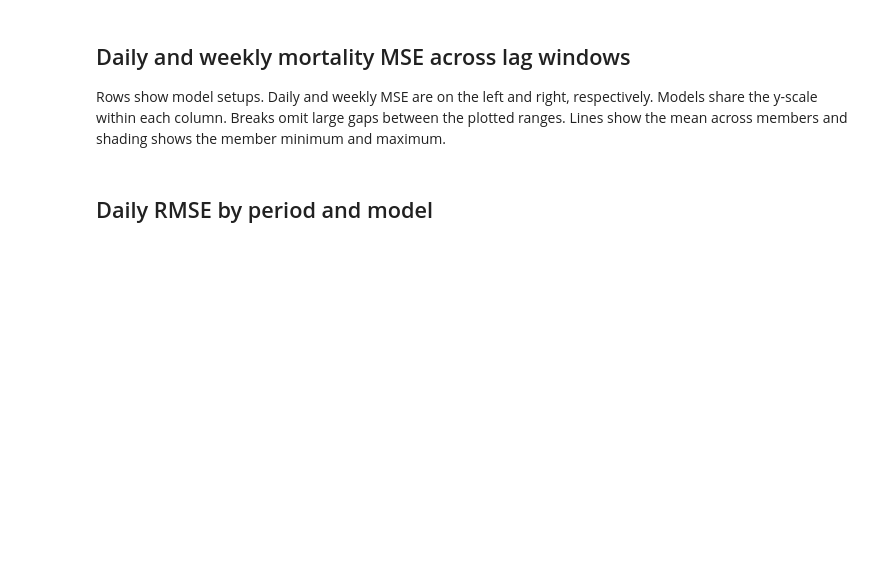
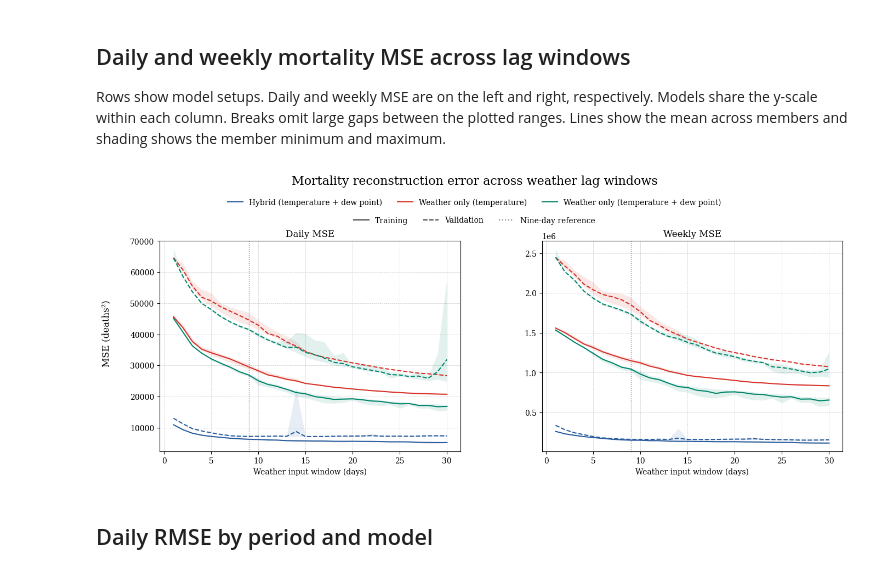
Before and after one commit to ClimSocAna/sari-weather-mortality, a Jupyter notebook: notebooks/06_temperature_lag_sensitivity.ipynb, the cells around one changed output. Cells and saved outputs as stored; diff of their text form; code cells hidden in the pictures; blank space fills up the shorter version.

```diff
--- a/notebooks/06_temperature_lag_sensitivity.ipynb
+++ b/notebooks/06_temperature_lag_sensitivity.ipynb
@@ -224,81 +252,85 @@ def mse_axis_bands(frame):
     low = intervals[0][0]
     high = max(end for _, end in intervals)
     span = high - low
     padding = 0.04 * span if span else max(1, abs(high) * 0.04)
     limits = (max(0, low - padding), high + padding)
     gaps = []
     covered_end = intervals[0][1]
     for start, end in intervals[1:]:
         if start > covered_end:
             gaps.append((covered_end, start))
         covered_end = max(covered_end, end)
     if not gaps:
         return [limits]
     lower_end, upper_start = max(gaps, key=lambda gap: gap[1] - gap[0])
     if upper_start - lower_end < 0.22 * span:
         return [limits]
     return [(upper_start - padding, limits[1]), (limits[0], lower_end + padding)]
 
 
-split_styles = {
-    "Training": ("#2A5C9E", "-"),
-    "Validation": ("#D73027", "--"),
+from matplotlib.lines import Line2D
+
+setup_colors = {
+    "Hybrid (temperature + dew point)": "#2A5C9E",
+    "Weather only (temperature)": "#D73027",
+    "Weather only (temperature + dew point)": "#00856A",
 }
-frequencies = ("Daily", "Weekly")
-panels = {frequency: mse_by_window.loc[mse_by_window["Frequency"] == frequency]
-          for frequency in frequencies}
-bands_by_frequency = {frequency: mse_axis_bands(panel) for frequency, panel in panels.items()}
+split_styles = {"Training": "-", "Validation": "--"}
 
 with plt.rc_context({"font.family": "DejaVu Serif", "axes.axisbelow": True}):
-    fig = plt.figure(figsize=(14, 3.5 * len(setups)))
-    grid = fig.add_gridspec(len(setups), 2, left=0.12, right=0.98,
-                           bottom=0.08, top=0.87, hspace=0.44, wspace=0.32)
-    shared_y = {}
+    fig = plt.figure(figsize=(14, 6))
+    grid = fig.add_gridspec(1, 2, left=0.09, right=0.98, bottom=0.14, top=0.78, wspace=0.27)
     shared_x = None
-    for row, setup in enumerate(setups):
-        for col, frequency in enumerate(frequencies):
-            bands = bands_by_frequency[frequency]
-            panel = grid[row, col].subgridspec(len(bands), 1, hspace=0.12)
-            selected = panels[frequency].loc[panels[frequency]["Setup"] == setup]
-            for band, limits in enumerate(bands):
-                ax = fig.add_subplot(panel[band, 0], sharex=shared_x,
-                                     sharey=shared_y.get((col, band)))
-                shared_y.setdefault((col, band), ax)
-                if shared_x is None:
-                    shared_x = ax
-
-                for split, (color, linestyle) in split_styles.items():
-                    group = selected.loc[selected["Split"] == split].sort_values("Window (days)")
+    for col, frequency in enumerate(("Daily", "Weekly")):
+        selected = mse_by_window.loc[mse_by_window["Frequency"] == frequency]
+        bands = mse_axis_bands(selected)
+        panel = grid[0, col].subgridspec(len(bands), 1, hspace=0.10)
+        for band, limits in enumerate(bands):
+            ax = fig.add_subplot(panel[band, 0], sharex=shared_x)
+            if shared_x is None:
+                shared_x = ax
+            for setup, color in setup_colors.items():
+                for split, linestyle in split_styles.items():
+                    group = selected.loc[
+                        (selected["Setup"] == setup) & (selected["Split"] == split)
+                    ].sort_values("Window (days)")
                     x = group["Window (days)"].to_numpy()
                     ax.plot(x, group["mean"], color=color, linestyle=linestyle,
-                            linewidth=1.5, label=split)
+                            linewidth=1.5, label=f"{setup} · {split}")
                     ax.fill_between(x, group["min"], group["max"], color=color,
-                                    alpha=0.2, linewidth=0)
-                ax.axvline(9, color="0.5", linestyle=":", linewidth=1,
-                           label="Nine-day reference")
-                ax.set_ylim(*limits)
-                ax.grid(True, linestyle="--", linewidth=0.5, alpha=0.7)
-                last_band = band == len(bands) - 1
-                ax.tick_params(axis="x", labelbottom=row == len(setups) - 1 and last_band)
-                if band == 0:
-                    ax.set_title(f"{frequency} MSE\n{setup}" if row == 0 else setup, fontsize=11)
-                if row == len(setups) - 1 and last_band:
-                    ax.set_xlabel("Weather input window (days)")
-                if len(bands) == 2:
-                    edge = 0 if band == 0 else 1
-                    ax.spines["bottom" if band == 0 else "top"].set_visible(False)
-                    if band == 0:
-                        ax.tick_params(axis="x", bottom=False)
-                    ax.plot([0, 1], [edge, edge], transform=ax.transAxes,
-                            marker=[(-1, -0.5), (1, 0.5)], markersize=8,
-                            linestyle="none", color="0.25", clip_on=False)
+                                    alpha=0.11, linewidth=0)
 
-    handles, labels = shared_x.get_legend_handles_labels()
+            ax.axvline(9, color="0.5", linestyle=":", linewidth=1)
+            ax.set_ylim(*limits)
+            ax.grid(True, linestyle="--", linewidth=0.5, alpha=0.7)
+            if band == 0:
+                ax.set_title(f"{frequency} MSE")
+            if band == len(bands) - 1:
+                ax.set_xlabel("Weather input window (days)")
+            else:
+                ax.tick_params(axis="x", bottom=False, labelbottom=False)
+
+            if len(bands) == 2:
+                edge = 0 if band == 0 else 1
+                ax.spines["bottom" if band == 0 else "top"].set_visible(False)
+                ax.plot([0, 1], [edge, edge], transform=ax.transAxes,
+                        marker=[(-1, -0.5), (1, 0.5)], markersize=8,
+                        linestyle="none", color="0.25", clip_on=False)
+
+    setup_handles = [Line2D([], [], color=color, label=setup)
+                     for setup, color in setup_colors.items()]
+    split_handles = [Line2D([], [], color="0.25", linestyle=style, label=split)
+                     for split, style in split_styles.items()]
+    split_handles.append(Line2D([], [], color="0.5", linestyle=":", label="Nine-day reference"))
     fig.suptitle("Mortality reconstruction error across weather lag windows", y=0.98, fontsize=16)
-    fig.supylabel("MSE (deaths²)", x=0.018)
-    fig.legend(handles, labels, loc="upper center", bbox_to_anchor=(0.5, 0.945),
+    fig.supylabel("MSE (deaths²)", x=0.014)
+    fig.legend(handles=setup_handles, loc="upper center", bbox_to_anchor=(0.5, 0.93),
+               ncol=3, frameon=False)
+    fig.legend(handles=split_handles, loc="upper center", bbox_to_anchor=(0.5, 0.875),
                ncol=3, frameon=False)
     plt.show()
+# %% [output]
+[figure, added]
 # %% [markdown]
 ## Daily RMSE by period and model
 # %%
```
Also changed, not shown: parts of 4 cells of this notebook, 6 other files.
